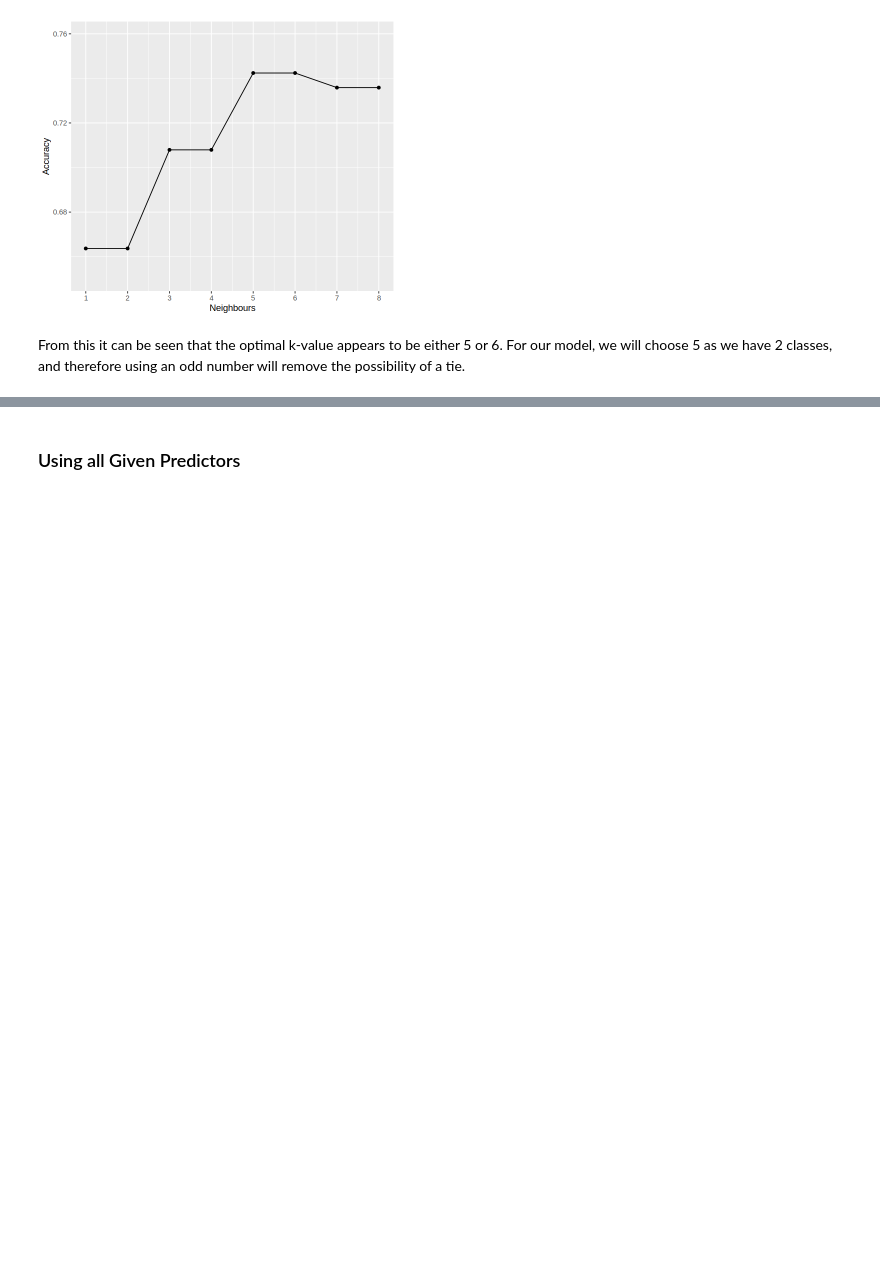
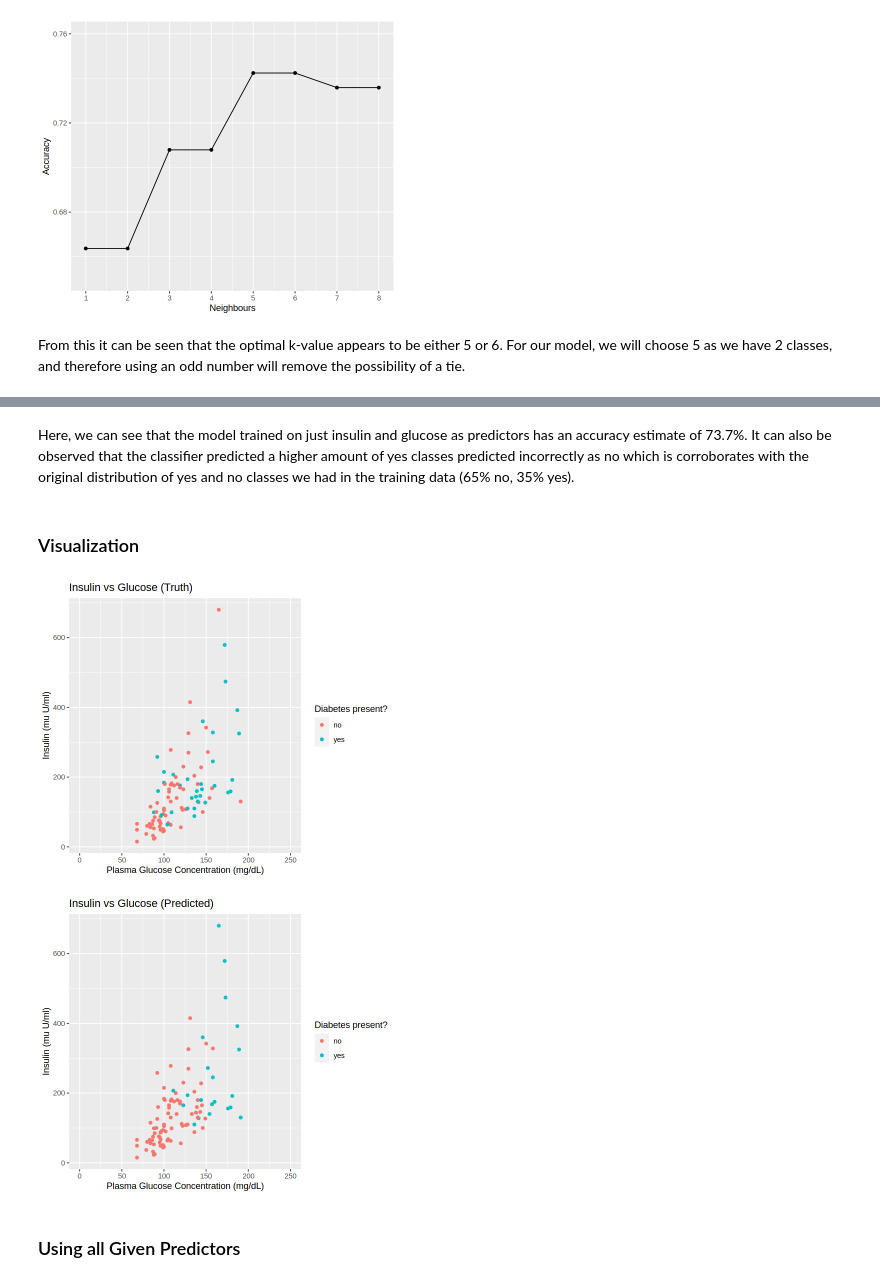
Before and after one commit to asnbl/dsci-100-2023-24W-group-16, a Jupyter notebook: Group project proposal.ipynb, the cells around one changed output, grey strips where cells are left out. Cells and saved outputs as stored; diff of their text form; code cells hidden in the pictures; blank space fills up the shorter version.

Commit message:
Added visualizations and updated methods

```diff
--- a/Group project proposal.ipynb
+++ b/Group project proposal.ipynb
@@ -266,0 +338,25 @@ Prediction no yes
+# %% [markdown]
+Here, we can see that the model trained on just insulin and glucose as predictors has an accuracy estimate of 73.7%.
+It can also be observed that the classifier predicted a higher amount of yes classes predicted incorrectly as no which is corroborates with the original distribution of yes and no classes we had in the training data (65% no, 35% yes).
+# %% [markdown]
+### Visualization
+# %%
+# Graph of Insulin and Glucose
+
+dia1_truth_graph <- ggplot(dia1_predictions, aes(x = Glucose, y = Insulin, color = Diabetes)) +
+        geom_point() +
+        labs(x = "Plasma Glucose Concentration (mg/dL)", y = "Insulin (mu U/ml)", color = "Diabetes present?") +
+        ggtitle("Insulin vs Glucose (Truth)") +
+        scale_x_continuous(limits = c(0, 250))
+
+dia1_pred_graph <- ggplot(dia1_predictions, aes(x = Glucose, y = Insulin, color = .pred_class)) +
+        geom_point() +
+        labs(x = "Plasma Glucose Concentration (mg/dL)", y = "Insulin (mu U/ml)", color = "Diabetes present?") +
+        ggtitle("Insulin vs Glucose (Predicted)") +
+        scale_x_continuous(limits = c(0, 250))
+
+dia1_truth_graph
+dia1_pred_graph
+# %% [output]
+[figure, added]
+[figure, added]
```
Also changed, not shown: parts of 16 cells of this notebook.
